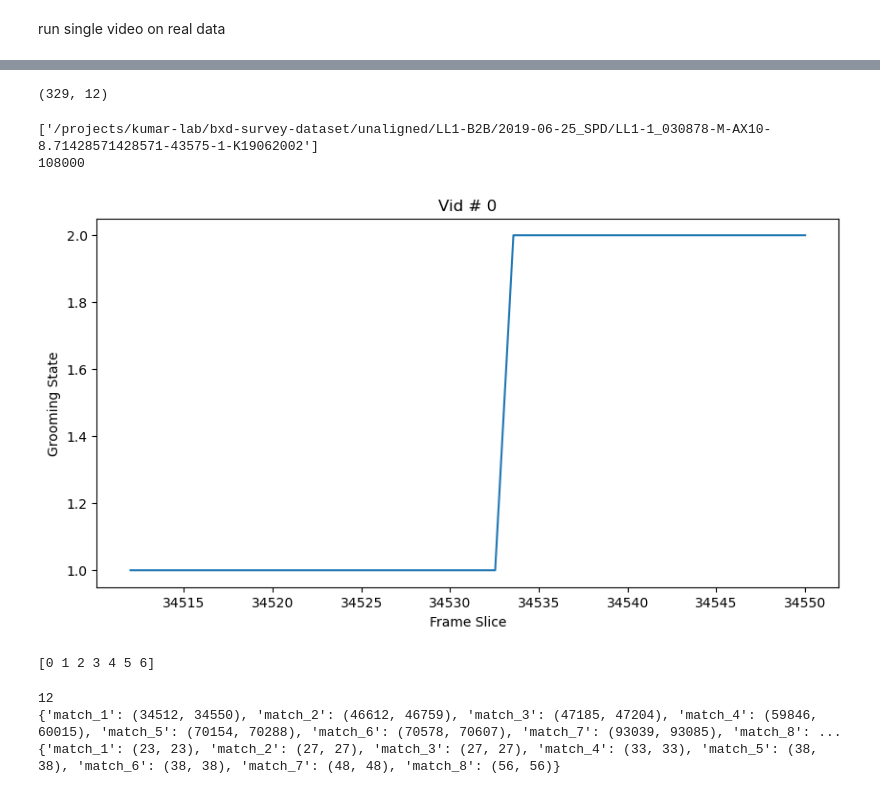
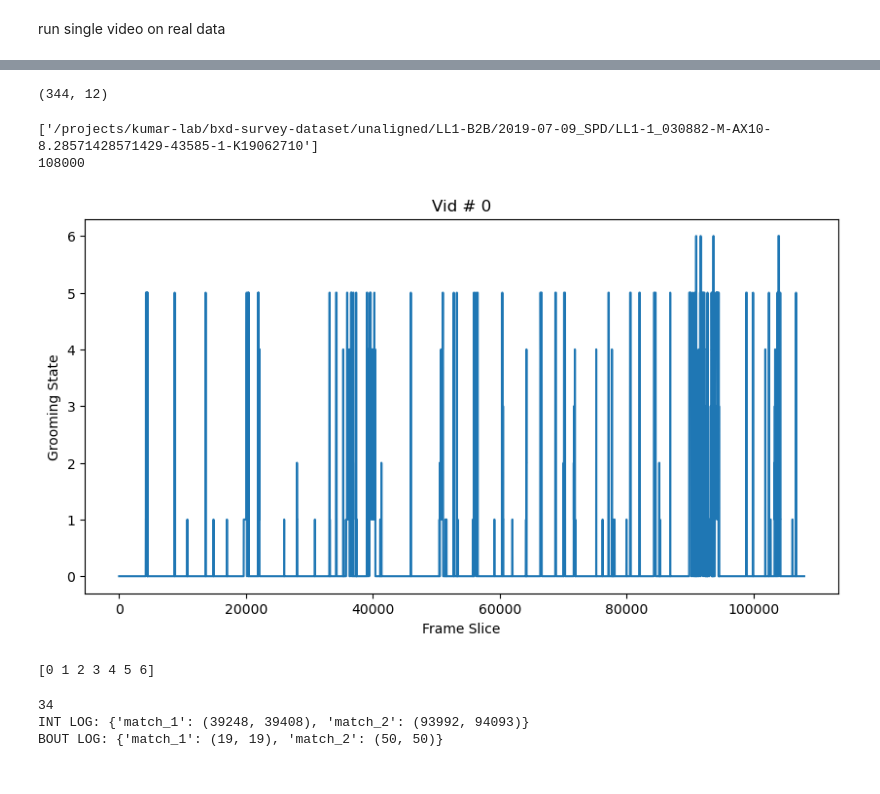
Before and after one commit to brigbrog/Syntactic-Grooming, a Jupyter notebook: bout_machine.ipynb, the cells around one changed output, grey strips where cells are left out. Cells and saved outputs as stored; diff of their text form; code cells hidden in the pictures.

```diff
--- a/bout_machine.ipynb
+++ b/bout_machine.ipynb
@@ -182,32 +182,34 @@ bxd.head(10)
 | 8 | 4293 | 49 | 3 | /projects/kumar-lab/bxd-survey-da... | LL1-B2B/2019-06-25_SPD/LL1-1_0308... | BXD194/RwwJ | M | 4342 | Genital_Groom | ... |
 | 9 | 4342 | 12 | 0 | /projects/kumar-lab/bxd-survey-da... | LL1-B2B/2019-06-25_SPD/LL1-1_0308... | BXD194/RwwJ | M | 4354 | Paw_Lick | ... |
 # %%
-bxd_vid1 = bxd[bxd['Video_name'] == np.unique(bxd['Video_name'])[0]]
+test_id = 3
+
+bxd_vid1 = bxd[bxd['Video_name'] == np.unique(bxd['Video_name'])[test_id]]
 bxd_vid1.shape
 # %% [output]
-(329, 12)
+(344, 12)
 # %%
 print(np.unique(bxd_vid1['Video_name']))
-print(np.max(bxd_vid1['End']))
+range = np.max(bxd_vid1['End'])
+print(range)
 # %% [output]
-['/projects/kumar-lab/bxd-survey-dataset/unaligned/LL1-B2B/2019-06-25_SPD/LL1-1_030878-M-AX10-8.71428571428571-43575-1-K19062002']
+['/projects/kumar-lab/bxd-survey-dataset/unaligned/LL1-B2B/2019-07-09_SPD/LL1-1_030882-M-AX10-8.28571428571429-43585-1-K19062710']
 108000
 # %%
-#bout_vis.manual_inspect_filtstate(bxd_vid1, 0, (0, 10800), (10, 5))
-bout_vis.manual_inspect_filtstate(bxd_vid1, 0, (34512, 34550), (10, 5))
+bout_vis.manual_inspect_filtstate(bxd_vid1, 0, (0, range), (10, 5))
 # %% [output]
-[figure, old version]
+[figure, new version]
 # %%
 print(np.unique(bxd_vid1['Ordered_State']))
 # %% [output]
 [0 1 2 3 4 5 6]
 # %%
-boutMachine = BoutMachine(fake_fpath3, '12', use_filt_state=False)
+boutMachine = BoutMachine('34', use_filt_state=False)
 i_log, b_log = boutMachine.single_vid_matchlog(bxd_vid1, verbose=False)
 print(boutMachine.target_chain)
-print(i_log)
-print(b_log)
+print(f'INT LOG: {i_log}')
+print(f'BOUT LOG: {b_log}')
 # %% [output]
-12
-{'match_1': (34512, 34550), 'match_2': (46612, 46759), 'match_3': (47185, 47204), 'match_4': (59846, 60015), 'match_5': (70154, 70288), 'match_6': (70578, 70607), 'match_7': (93039, 93085), 'match_8': ...
-{'match_1': (23, 23), 'match_2': (27, 27), 'match_3': (27, 27), 'match_4': (33, 33), 'match_5': (38, 38), 'match_6': (38, 38), 'match_7': (48, 48), 'match_8': (56, 56)}
+34
+INT LOG: {'match_1': (39248, 39408), 'match_2': (93992, 94093)}
+BOUT LOG: {'match_1': (19, 19), 'match_2': (50, 50)}
```
Also changed, not shown: parts of 6 cells of this notebook, 1 other file.
